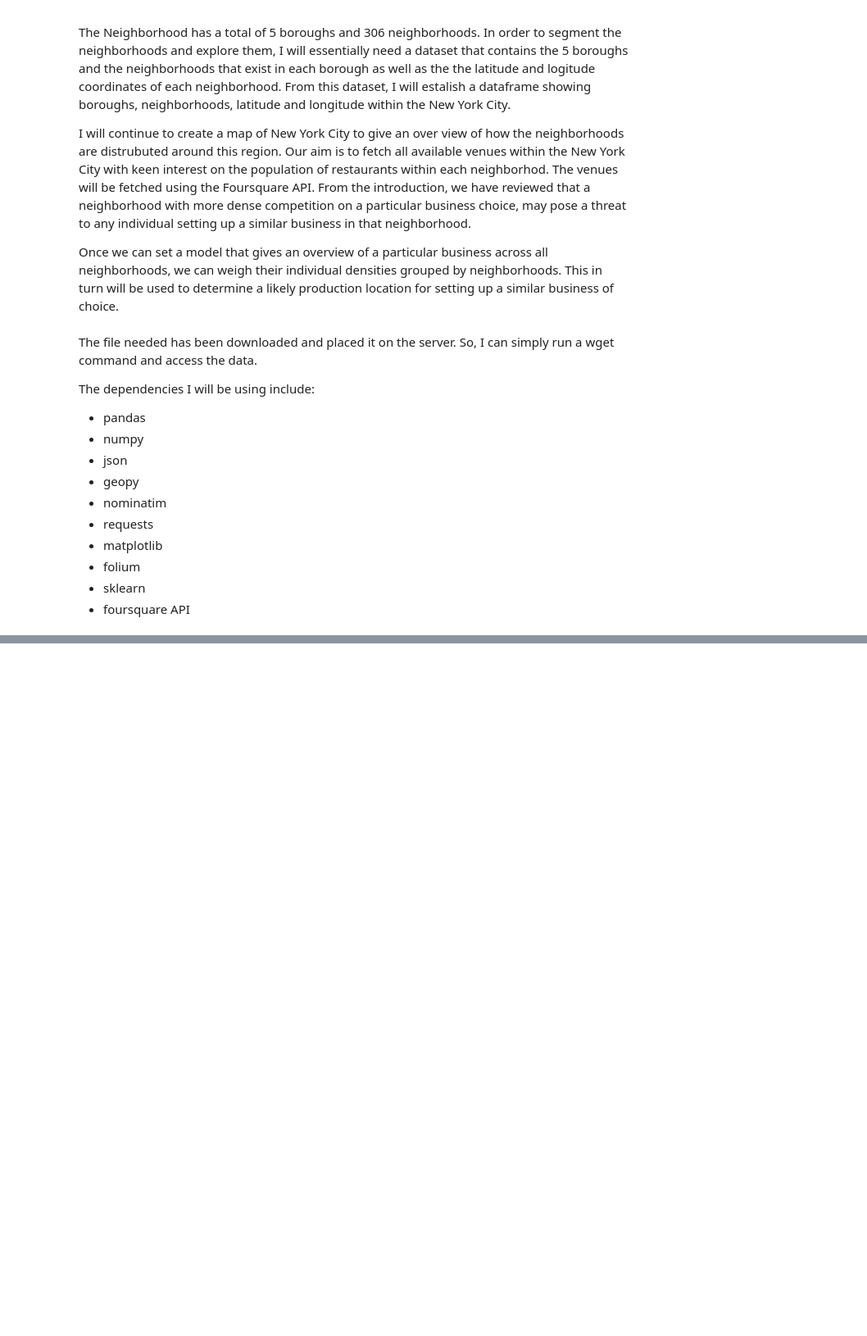
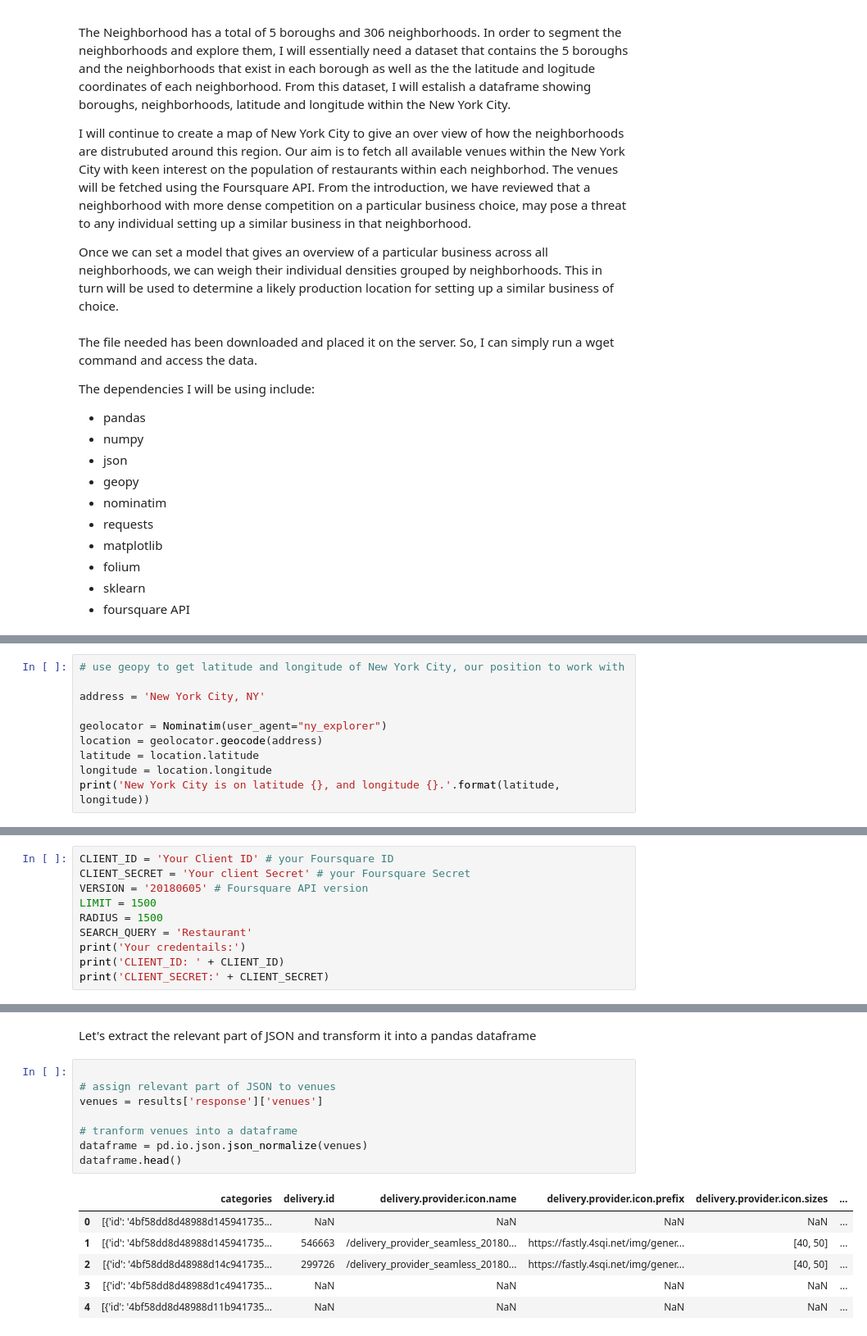
Before and after one commit to Maxwell-ihiaso/an-integrated-model-to-identify-and-classify-key-criteria-in-choosing-a-business-location, a Jupyter notebook: Model to identify and classify business location.ipynb, the cells around one changed output, grey strips where cells are left out. Shown at 82% size. Drawn from its saved outputs; the diff is of its cells as text; blank space fills up the shorter version.

```diff
--- a/Model to identify and classify business location.ipynb
+++ b/Model to identify and classify business location.ipynb
@@ -98,0 +239,10 @@ The dependencies I will be using include:
+# %%
+# use geopy to get latitude and longitude of New York City, our position to work with
+
+address = 'New York City, NY'
+
+geolocator = Nominatim(user_agent="ny_explorer")
+location = geolocator.geocode(address)
+latitude = location.latitude
+longitude = location.longitude
+print('New York City is on latitude {}, and longitude {}.'.format(latitude, longitude))
@@ -98,0 +278,10 @@ The dependencies I will be using include:
+# %%
+CLIENT_ID = 'Your Client ID' # your Foursquare ID
+CLIENT_SECRET = 'Your client Secret' # your Foursquare Secret
+VERSION = '20180605' # Foursquare API version
+LIMIT = 1500
+RADIUS = 1500
+SEARCH_QUERY = 'Restaurant'
+print('Your credentails:')
+print('CLIENT_ID: ' + CLIENT_ID)
+print('CLIENT_SECRET:' + CLIENT_SECRET)
@@ -98,0 +314,17 @@ The dependencies I will be using include:
+# %% [markdown]
+Let's extract the relevant part of JSON and transform it into a pandas dataframe
+# %%
+
+# assign relevant part of JSON to venues
+venues = results['response']['venues']
+
+# tranform venues into a dataframe
+dataframe = pd.io.json.json_normalize(venues)
+dataframe.head()
+# %% [output]
+|  | categories | delivery.id | delivery.provider.icon.name | delivery.provider.icon.prefix | delivery.provider.icon.sizes | ... |
+| 0 | [{'id': '4bf58dd8d48988d145941735... | NaN | NaN | NaN | NaN | ... |
+| 1 | [{'id': '4bf58dd8d48988d145941735... | 546663 | /delivery_provider_seamless_20180... | https://fastly.4sqi.net/img/gener... | [40, 50] | ... |
+| 2 | [{'id': '4bf58dd8d48988d14c941735... | 299726 | /delivery_provider_seamless_20180... | https://fastly.4sqi.net/img/gener... | [40, 50] | ... |
+| 3 | [{'id': '4bf58dd8d48988d1c4941735... | NaN | NaN | NaN | NaN | ... |
+| 4 | [{'id': '4bf58dd8d48988d11b941735... | NaN | NaN | NaN | NaN | ... |
```
Also changed, not shown: parts of 36 cells of this notebook.
